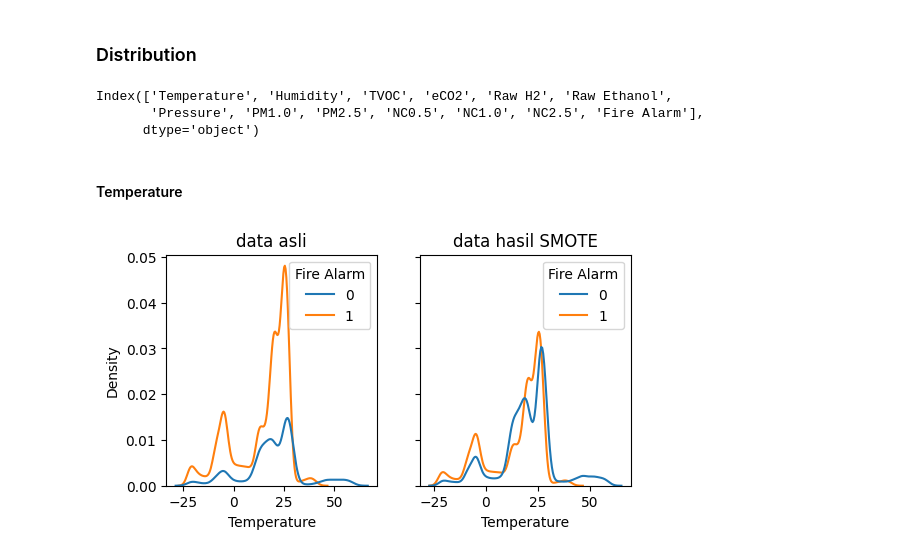
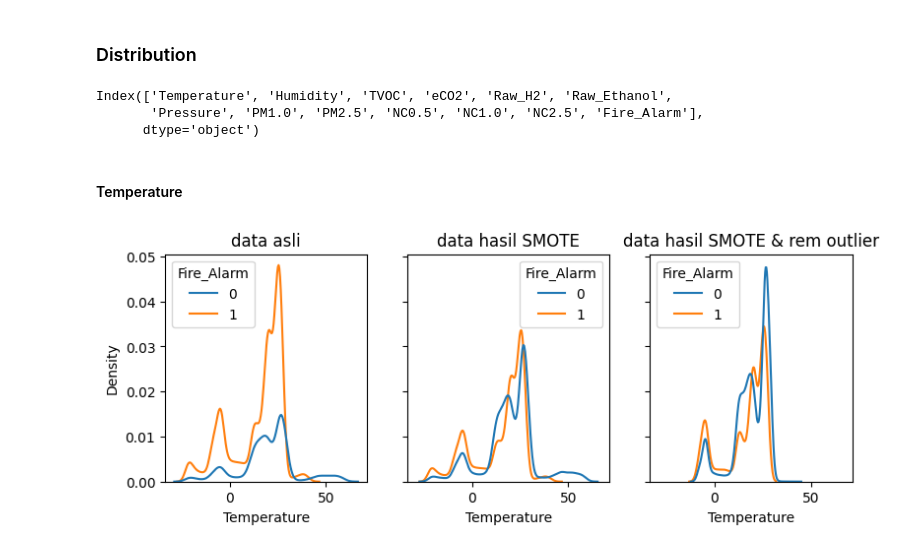
Before and after one commit to hendrikt1479/ml_project_final, a Jupyter notebook: notebooks/EDA.ipynb, the cells around one changed output. Cells and saved outputs as stored; diff of their text form; code cells hidden in the pictures.

Commit message:
checking

```diff
--- a/notebooks/EDA.ipynb
+++ b/notebooks/EDA.ipynb
@@ -32,7 +32,7 @@ df
 # %% [markdown]
 ### Data Splitting
 # %%
-target = 'Fire Alarm'
+target = 'Fire_Alarm'
 x = df.drop(target, axis=1).copy()
 y = df[target].copy()
 # %%
@@ -185,0 +188,8 @@ Name: Fire Alarm, dtype: int64
+# %%
+# Checking boxplot
+fig, ax = plt.subplots(nrows=3, ncols=5, figsize=(20,10))
+for j,i in enumerate(train_set_sm.columns):
+    sns.boxplot(data=train_set_sm, x=i, ax=ax[j//5,j%5], hue=target)
+    ax[j//5, j%5].axvline(train_set_sm[i].mean(), 0, 1, color = 'g')
+    ax[j//5, j%5].set_title(i)
+plt.show()
@@ -185,0 +206,15 @@ Name: Fire Alarm, dtype: int64
+# %%
+train_set_sm_clean=pd.DataFrame()
+for i in train_set_sm.columns:
+    q1 = train_set_sm[i].quantile(0.25)
+    q3 = train_set_sm[i].quantile(0.75)
+    iqr = q3-q1
+    a = q1-(1.5*iqr)
+    b = q3+(1.5*iqr)
+    # r = train_set_sm[(train_set_sm[i]>a) & (train_set_sm[i]<b)]
+    r = train_set_sm[(train_set_sm[i]>a) & (train_set_sm[i]<b)]
+    train_set_sm_clean = pd.concat([train_set_sm_clean,r])
+duplicated_index = train_set_sm_clean.index.value_counts()
+used_index = duplicated_index[duplicated_index==13].index
+train_set_sm_clean = train_set_sm_clean.loc[used_index].drop_duplicates()
+train_set_sm_clean
@@ -188,18 +237,20 @@ Name: Fire Alarm, dtype: int64
 # %%
 train_set.columns
 # %% [output]
-Index(['Temperature', 'Humidity', 'TVOC', 'eCO2', 'Raw H2', 'Raw Ethanol',
-       'Pressure', 'PM1.0', 'PM2.5', 'NC0.5', 'NC1.0', 'NC2.5', 'Fire Alarm'],
+Index(['Temperature', 'Humidity', 'TVOC', 'eCO2', 'Raw_H2', 'Raw_Ethanol',
+       'Pressure', 'PM1.0', 'PM2.5', 'NC0.5', 'NC1.0', 'NC2.5', 'Fire_Alarm'],
       dtype='object')
 # %% [markdown]
 #### Temperature
 # %%
-fig, ax = plt.subplots(nrows=1, ncols=2, figsize=(6,3), sharey=True)
+fig, ax = plt.subplots(nrows=1, ncols=3, figsize=(9,3), sharey=True, sharex=True)
 ax[0].set_title('data asli')
 ax[1].set_title('data hasil SMOTE')
+ax[2].set_title('data hasil SMOTE & rem outlier')
 
-sns.kdeplot(data=train_set, x='Temperature', hue='Fire Alarm', ax=ax[0])
-sns.kdeplot(data=train_set_sm, x='Temperature', hue='Fire Alarm', ax=ax[1])
+sns.kdeplot(data=train_set, x='Temperature', hue='Fire_Alarm', ax=ax[0])
+sns.kdeplot(data=train_set_sm, x='Temperature', hue='Fire_Alarm', ax=ax[1])
+sns.kdeplot(data=train_set_sm_clean, x='Temperature', hue='Fire_Alarm', ax=ax[2])
 plt.show()
 # %% [output]
-[figure, old version]
+[figure, new version]
```
Also changed, not shown: parts of 60 cells of this notebook, 1 other file.
